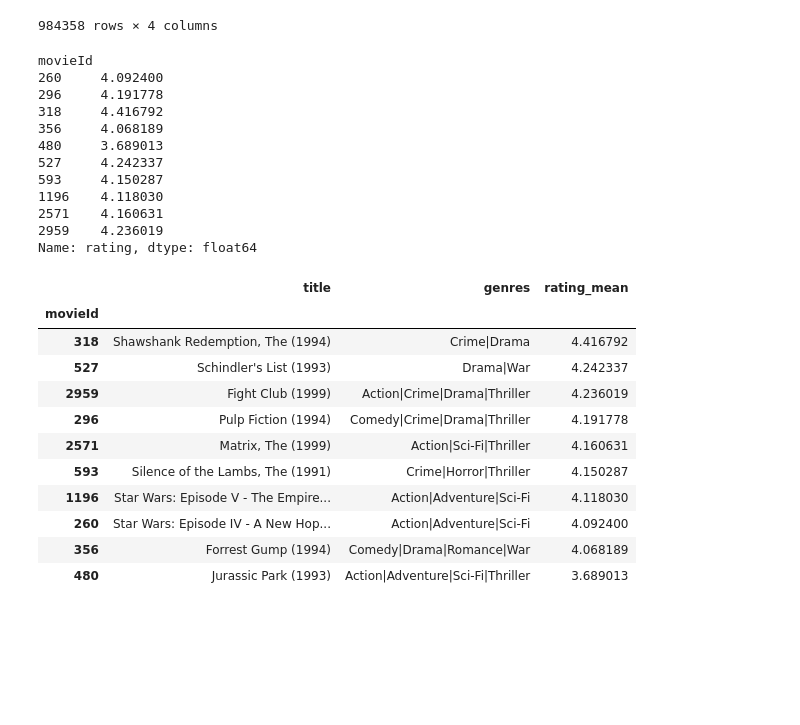
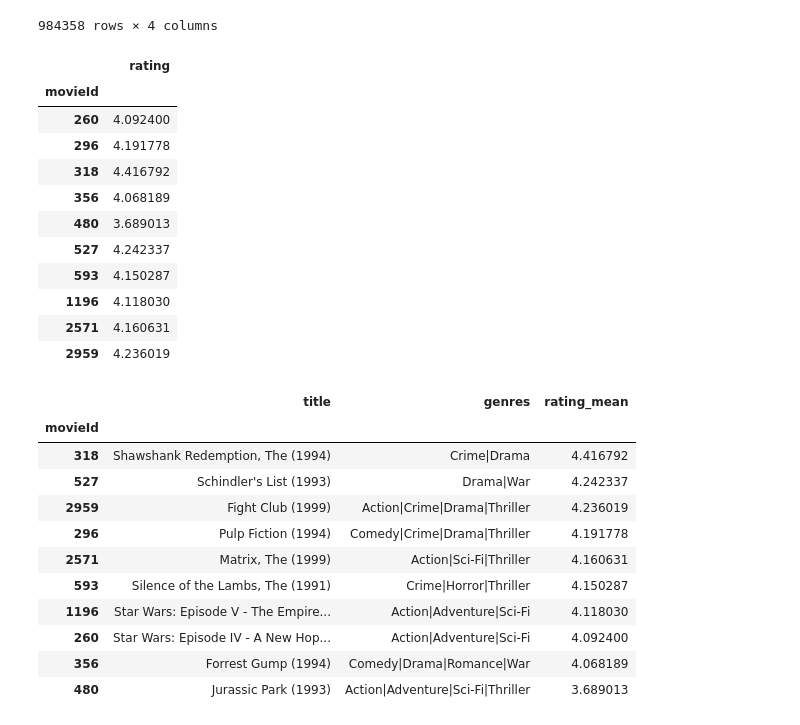
Before and after one commit to BrutalFrost/Artificial_Intelligence_Hampus_Erlandsson_OPA23, a Jupyter notebook: Lab_1/Lab_1.ipynb, the cells around one changed output. Cells and saved outputs as stored; diff of their text form; code cells hidden in the pictures; blank space fills up the shorter version.

```diff
--- a/Lab_1/Lab_1.ipynb
+++ b/Lab_1/Lab_1.ipynb
@@ -151,21 +151,21 @@ movie_ratings_top
 | 33832048 | 330975 | 2571 | 3.0 | 1091584668 |
 984358 rows × 4 columns
 # %%
-movie_ratings_top_mean = movie_ratings_top.groupby("movieId")["rating"].mean()
+movie_ratings_top_mean = pd.DataFrame(movie_ratings_top.groupby("movieId")["rating"].mean())
 movie_ratings_top_mean
 # %% [output]
-movieId
-260     4.092400
-296     4.191778
-318     4.416792
-356     4.068189
-480     3.689013
-527     4.242337
-593     4.150287
-1196    4.118030
-2571    4.160631
-2959    4.236019
-Name: rating, dtype: float64
+|  | rating |
+| movieId |  |
+| 260 | 4.092400 |
+| 296 | 4.191778 |
+| 318 | 4.416792 |
+| 356 | 4.068189 |
+| 480 | 3.689013 |
+| 527 | 4.242337 |
+| 593 | 4.150287 |
+| 1196 | 4.118030 |
+| 2571 | 4.160631 |
+| 2959 | 4.236019 |
 # %%
 tiles_mean = df_movies.merge(movie_ratings_top_mean, on="movieId").rename(columns={"rating":"rating_mean"}).set_index("movieId").sort_values(by="rating_mean", ascending=False)
 tiles_mean
```
Also changed, not shown: parts of 5 cells of this notebook.
